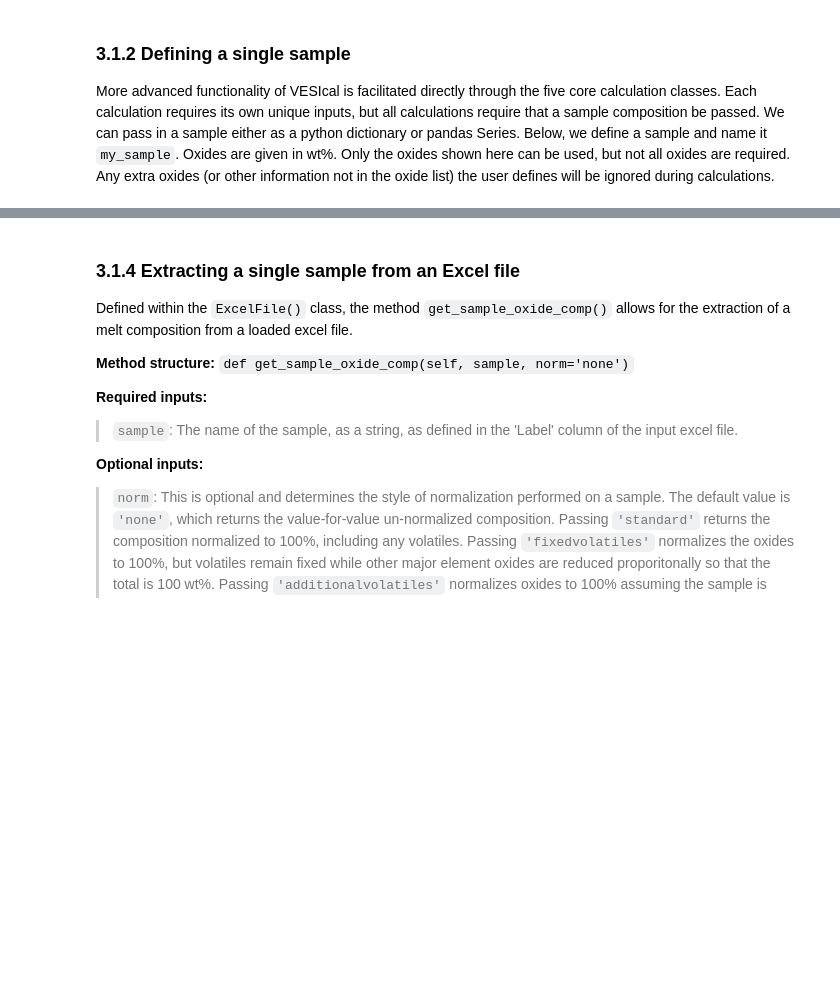
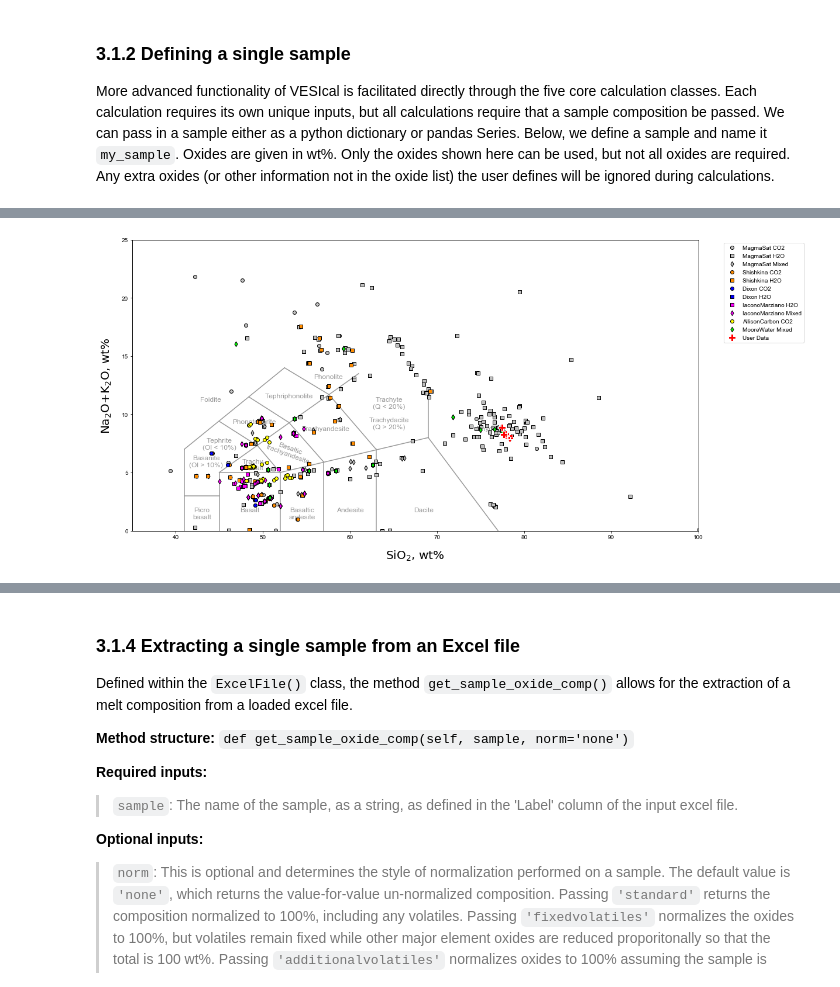
Before and after one commit to kaylai/VESIcal, a Jupyter notebook: manuscript/Manuscript.ipynb, the cells around one changed output, grey strips where cells are left out. Saved outputs shown, nothing was run; the diff lists cells and outputs as text; code cells hidden in the pictures; blank space fills up the shorter version.

```diff
--- a/manuscript/Manuscript.ipynb
+++ b/manuscript/Manuscript.ipynb
@@ -310,0 +318,4 @@ my_sample = {'SiO2':  77.3,
+# %%
+v.calib_plot(user_data=myfile)
+# %% [output]
+[figure, added]
```
Also changed, not shown: parts of 37 cells of this notebook, 4 other files.
